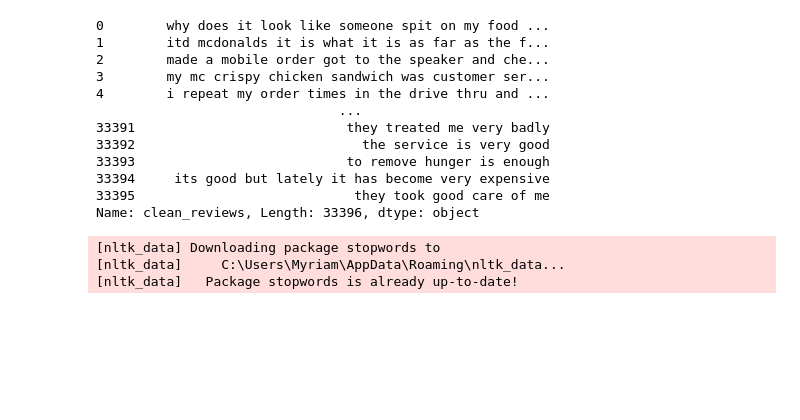
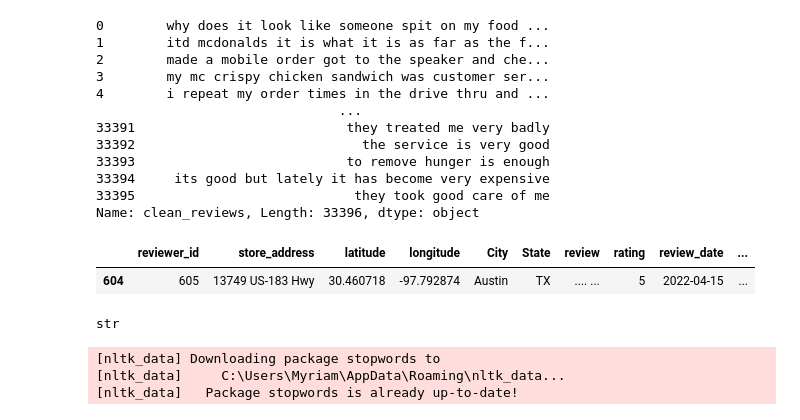
Before and after one commit to myriamgoyet/Customer-sentiment-analysis, a Jupyter notebook: notebooks/preprocessing.ipynb, the cells around one changed output. Saved outputs shown, nothing was run; the diff lists cells and outputs as text; code cells hidden in the pictures; blank space fills up the shorter version.

```diff
--- a/notebooks/preprocessing.ipynb
+++ b/notebooks/preprocessing.ipynb
@@ -221,6 +221,15 @@ df2['clean_reviews']
 33394     its good but lately it has become very expensive
 33395                            they took good care of me
 Name: clean_reviews, Length: 33396, dtype: object
+# %%
+df2[df2["reviewer_id"]==605]
+# %% [output]
+|  | reviewer_id | store_address | latitude | longitude | City | State | review | rating | review_date | ... |
+| 604 | 605 | 13749 US-183 Hwy | 30.460718 | -97.792874 | Austin | TX | .... ... | 5 | 2022-04-15 | ... |
+# %%
+type(df2["clean_reviews"][604])
+# %% [output]
+str
 # %%
 import nltk
 from nltk.corpus import stopwords
```
Also changed, not shown: parts of 6 cells of this notebook.
